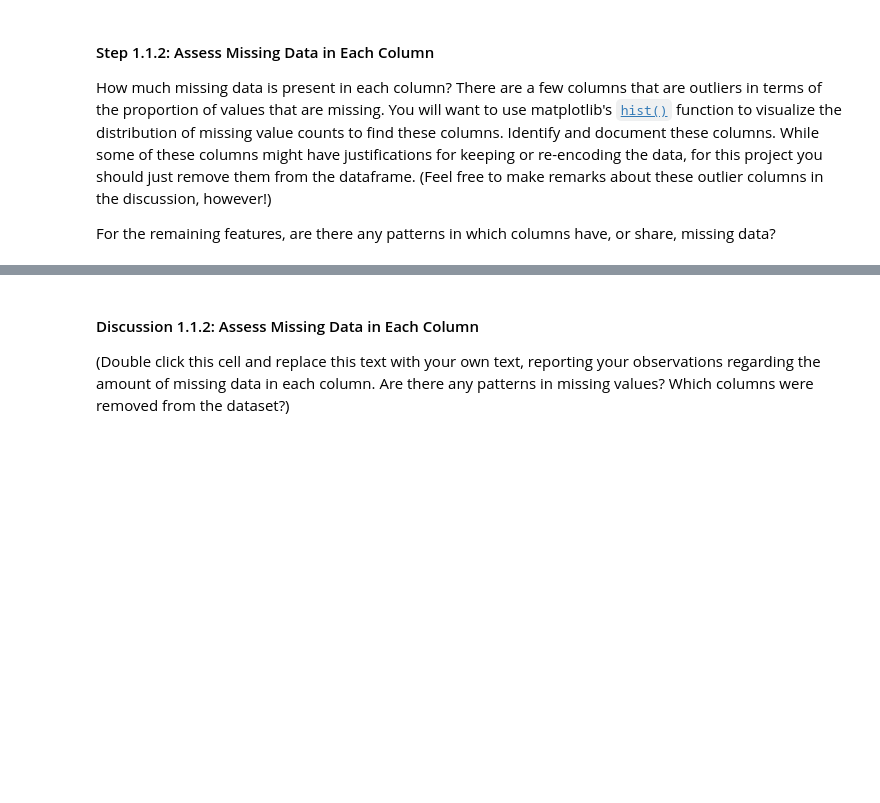
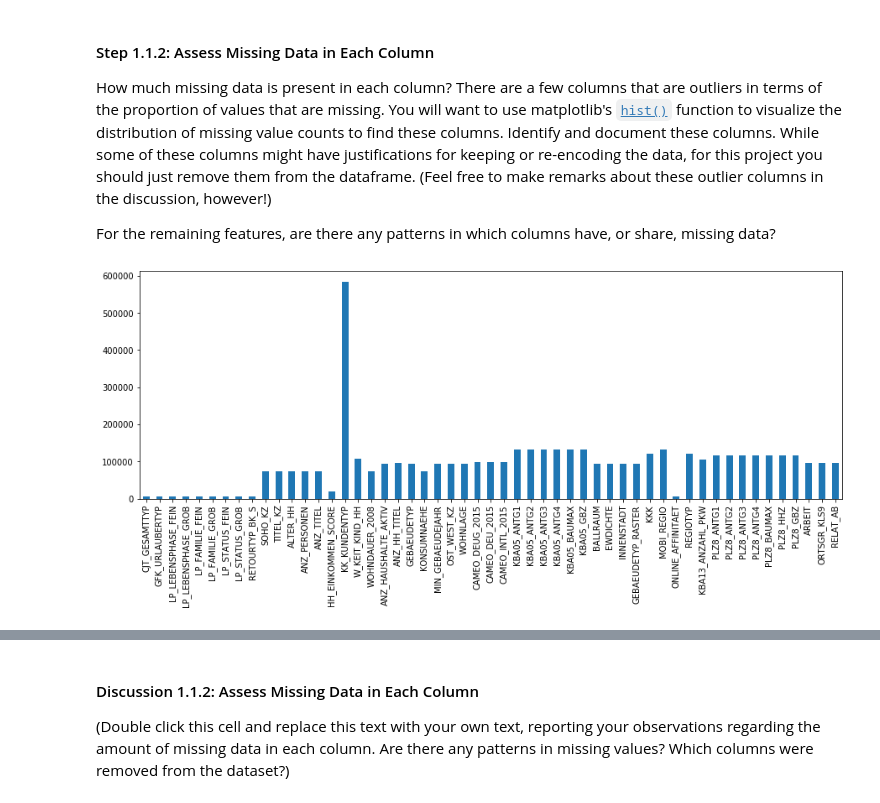
Before and after one commit to chpolyzo/intro_MLND, a Jupyter notebook: third_project/Identify_Customer_Segments.ipynb, the cells around one changed output, grey strips where cells are left out. Cells and saved outputs as stored; diff of their text form; code cells hidden in the pictures; blank space fills up the shorter version.

```diff
--- a/third_project/Identify_Customer_Segments.ipynb
+++ b/third_project/Identify_Customer_Segments.ipynb
@@ -172,5 +182,11 @@ For the remaining features, are there any patterns in which columns have, or sha
 # %%
 # Perform an assessment of how much missing data there is in each column of the
 # dataset.
+azdias_nan_cols = [column for column in azdias.columns if azdias[column].isnull().sum() > 0] #NanN list in azdias
+customers_nan_cols = [column for column in customers.columns if customers[column].isnull().sum() > 0] #NaN list in customers
 # %%
 # Investigate patterns in the amount of missing data in each column.
+plt.figure(figsize = [15, 5])
+azdias.loc[:, azdias_nan_cols].isnull().sum().plot(kind = 'bar');
+# %% [output]
+[figure, added]
```
Also changed, not shown: parts of 7 cells of this notebook.
